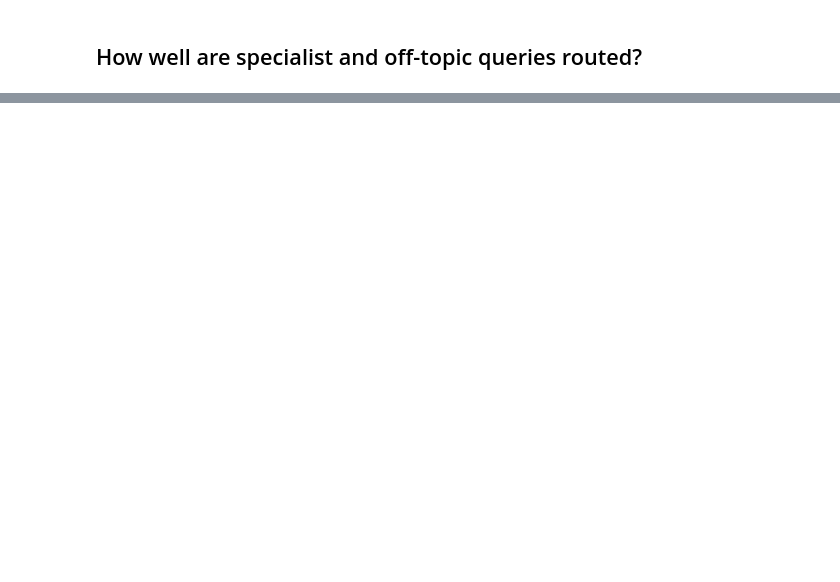
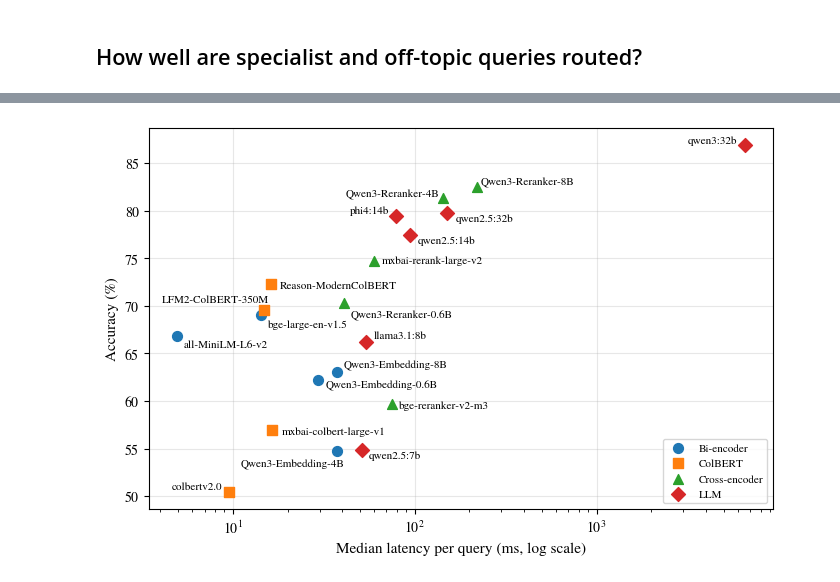
Before and after one commit to TheOpenSI/ADAPT, a Jupyter notebook: results_mmlu_main/Main Results Analyser.ipynb, the cells around one changed output, grey strips where cells are left out. Drawn from its saved outputs; the diff is of its cells as text; code cells hidden in the pictures; blank space fills up the shorter version.

```diff
--- a/results_mmlu_main/Main Results Analyser.ipynb
+++ b/results_mmlu_main/Main Results Analyser.ipynb
@@ -335,0 +326,2 @@ plt.show()
+# %%
+df_cost = df_combined.copy()
@@ -335,0 +358,15 @@ plt.show()
+# %%
+k14_cost = df_cost[df_cost["total_service_count"] == 14]
+group_k14_cost = k14_cost.groupby(["routing_method", "model_name"])
+
+acc_cost = group_k14_cost["is_correct"].mean() * 100
+energy_cost = group_k14_cost["energy_mwh"].mean()
+# %%
+table_cost = pd.DataFrame({
+    "Acc. K=14 (%)": acc_cost,
+    "Lat. K=3 (ms)": lat[3],
+    "Lat. K=14 (ms)": lat[14],
+    "Energy K=14 (mWh)": energy_cost,
+}).round(2)
+
+table_cost
@@ -335,0 +461,72 @@ plt.show()
+# %%
+plt.rcParams.update({"font.family": "STIXGeneral", "mathtext.fontset": "stix", "pdf.fonttype": 42,
+                     "font.size": 11, "axes.titlesize": 12, "axes.labelsize": 11,
+                     "xtick.labelsize": 10, "ytick.labelsize": 10, "legend.fontsize": 10})
+
+# 1. Prepare the data from table_cost
+plot_df = table_cost.reset_index().rename(columns={
+    "routing_method": "family",
+    "Lat. K=14 (ms)": "latency",
+    "Acc. K=14 (%)":  "accuracy",
+})
+plot_df["label"] = plot_df["model_name"].str.split("/").str[-1]
+
+# 2. Same style as the recall scatter: (marker, colour, legend name)
+style = {"bi-encoder": ("o", "tab:blue", "Bi-encoder"),
+         "colbert": ("s", "tab:orange", "ColBERT"),
+         "cross-encoder": ("^", "tab:green", "Cross-encoder"),
+         "llm": ("D", "tab:red", "LLM")}
+
+offsets = {
+    # bi-encoders
+    "all-MiniLM-L6-v2":              ( 5, -6, "left"),
+    "bge-large-en-v1.5":             ( 5, -6, "left"),
+    "Qwen3-Embedding-0.6B":          ( 6, -3, "left"), #left/right, up/down
+    "Qwen3-Embedding-4B":            (5,  -9, "right"),
+    "Qwen3-Embedding-8B":            ( 5,  5, "left"),
+    # ColBERT
+    "colbertv2.0":                   (-5,  4, "right"),
+    "LFM2-ColBERT-350M":             (4,  8, "right"),
+    "Reason-ModernColBERT":          ( 6,  -1, "left"),
+    "mxbai-colbert-large-v1":        ( 7, -1, "left"),
+    # cross-encoders
+    "Qwen3-Reranker-0.6B":           ( 5, -9, "left"),
+    "mxbai-rerank-large-v2":         ( 6, 1, "left"),
+    "bge-reranker-v2-m3":            ( 5,  -1, "left"),
+    "Qwen3-Reranker-4B":             (-2,  3, "right"),
+    "Qwen3-Reranker-8B":             (3,  4, "left"),
+    # LLMs
+    "llama3.1:8b":                   ( 5,  5, "left"),
+    "qwen2.5:7b":                    ( 5, -4, "left"),
+    "phi4:14b":                      (-5,  4, "right"),
+    "qwen2.5:14b":                   ( 6, -4, "left"),
+    "qwen2.5:32b":                   ( 6, -4, "left"),
+    "qwen3:32b":                     (-5,  4, "right"),
+}
+
+# 3. Plot
+fig, ax = plt.subplots(figsize=(7, 4.6))
+
+for fam, (marker, color, name) in style.items():
+    s = plot_df[plot_df["family"] == fam]
+    ax.scatter(s["latency"], s["accuracy"], marker=marker, color=color,
+               s=50, label=name, zorder=3)
+
+for _, r in plot_df.iterrows():
+    if pd.isna(r["latency"]) or pd.isna(r["accuracy"]):    # LLMs: no K=14 data yet
+        continue
+    dx, dy, align = offsets.get(r["label"], (5, 3, "left"))
+    ax.annotate(r["label"], (r["latency"], r["accuracy"]), xytext=(dx, dy),
+                textcoords="offset points", ha=align, va="center", fontsize=8)
+
+ax.set_xscale("log")
+ax.set_xlabel("Median latency per query (ms, log scale)")
+ax.set_ylabel("Accuracy (%)")
+ax.grid(alpha=0.3)
+ax.legend(loc="lower right", fontsize=8)
+
+plt.tight_layout()
+# plt.savefig("cost_scatter.pdf")
+plt.show()
+# %% [output]
+[figure, added]
```
Also changed, not shown: parts of 13 cells of this notebook, 6 other files.
